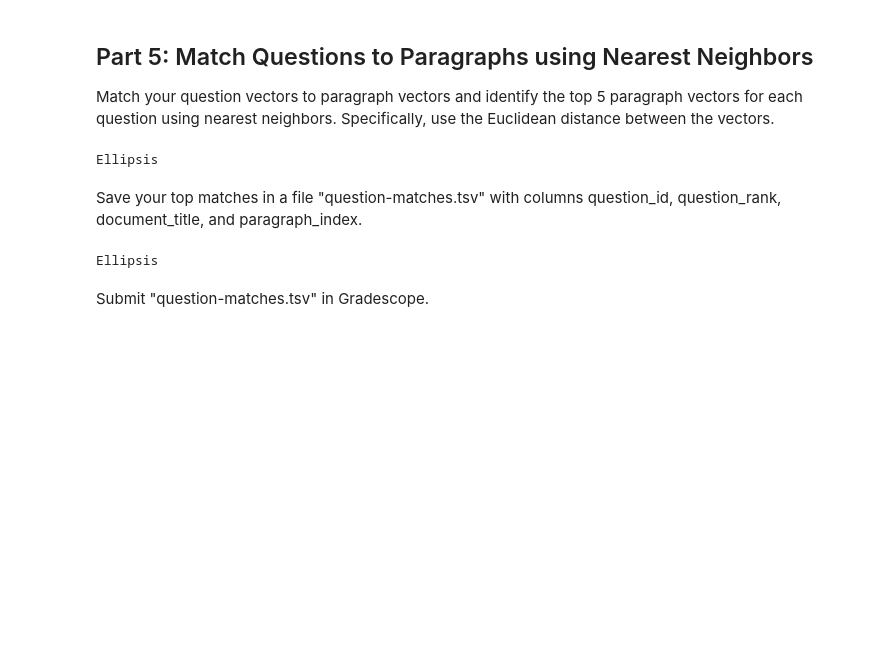
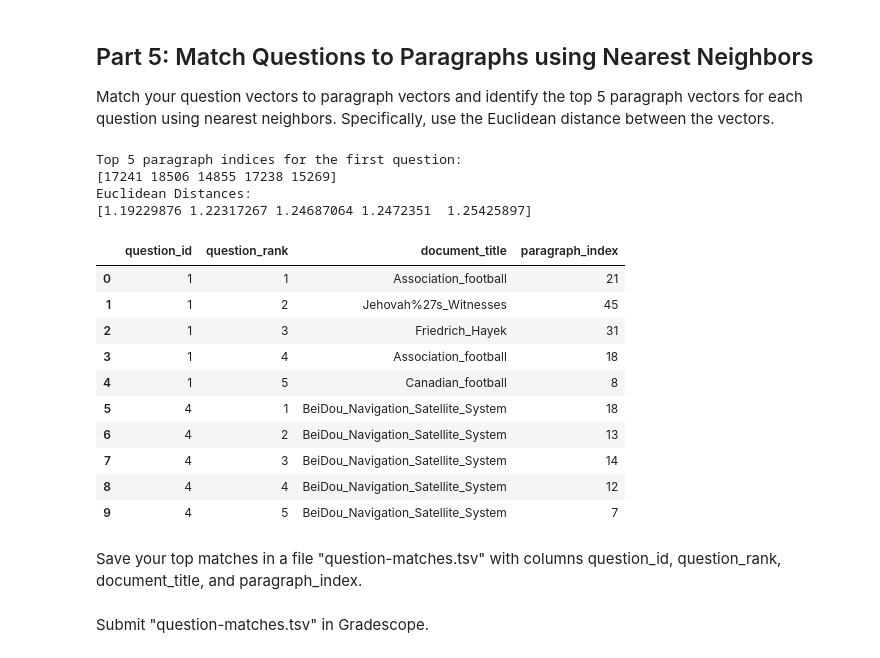
Before and after one commit to aidandig/dx704-project-10, a Jupyter notebook: dx704-project-10.ipynb, the cells around one changed output. Drawn from its saved outputs; the diff is of its cells as text; code cells hidden in the pictures; blank space fills up the shorter version.

```diff
--- a/dx704-project-10.ipynb
+++ b/dx704-project-10.ipynb
@@ -263,17 +262,65 @@ Submit "question-vectors.tsv" in Gradescope.
 
 Match your question vectors to paragraph vectors and identify the top 5 paragraph vectors for each question using nearest neighbors.
 Specifically, use the Euclidean distance between the vectors.
-# %%
-# YOUR CHANGES HERE
-
-...
-# %% [output]
-Ellipsis
+# %%
+from sklearn.neighbors import NearestNeighbors
+
+# convert vectors to numpy arrays
+paragraph_vec = np.array(paragraph_vec_df['paragraph_vector_json'].apply(json.loads).tolist())
+question_vec  = np.array(question_vec_df['question_vector_json'].apply(json.loads).tolist())
+
+# 5-nearest neighbors
+model = NearestNeighbors(n_neighbors=5, metric='euclidean')
+model.fit(paragraph_vec)
+
+# get the distances and indices of the top 5 paragraphs for each question
+distances, indices = model.kneighbors(question_vec)
+
+print('Top 5 paragraph indices for the first question:')
+print(indices[0])
+print('Euclidean Distances:')
+print(distances[0])
+# %% [output]
+Top 5 paragraph indices for the first question:
+[17241 18506 14855 17238 15269]
+Euclidean Distances:
+[1.19229876 1.22317267 1.24687064 1.2472351  1.25425897]
+# %%
+matches = []
+
+# loop through each question and its top 5 paragraphs
+for q_idx, top_idx in enumerate(indices):
+
+    # get question ID
+    q_id = question_vec_df.iloc[q_idx]['question_id']
+
+    # loop through each of the top 5 paragraphs and add match data
+    for rank, p_idx in enumerate(top_idx, start=1):
+
+        # get document title and paragraph index
+        title = paragraph_vec_df.iloc[p_idx]['document_title']
+        paragraph_idx = paragraph_vec_df.iloc[p_idx]['paragraph_index']
+
+        matches.append({
+            'question_id': q_id,
+            'question_rank': rank,
+            'document_title': title,
+            'paragraph_index': paragraph_idx
+        })
+
+matches_df = pd.DataFrame(matches)
+matches_df.head(10)
+# %% [output]
+|  | question_id | question_rank | document_title | paragraph_index |
+| 0 | 1 | 1 | Association_football | 21 |
+| 1 | 1 | 2 | Jehovah%27s_Witnesses | 45 |
+| 2 | 1 | 3 | Friedrich_Hayek | 31 |
+| 3 | 1 | 4 | Association_football | 18 |
+| 4 | 1 | 5 | Canadian_football | 8 |
+| 5 | 4 | 1 | BeiDou_Navigation_Satellite_System | 18 |
+| 6 | 4 | 2 | BeiDou_Navigation_Satellite_System | 13 |
+| 7 | 4 | 3 | BeiDou_Navigation_Satellite_System | 14 |
+| 8 | 4 | 4 | BeiDou_Navigation_Satellite_System | 12 |
+| 9 | 4 | 5 | BeiDou_Navigation_Satellite_System | 7 |
 # %% [markdown]
 Save your top matches in a file "question-matches.tsv" with columns question_id, question_rank, document_title, and paragraph_index.
-# %%
-# YOUR CHANGES HERE
-
-...
-# %% [output]
-Ellipsis
```
Also changed, not shown: parts of 4 cells of this notebook, 3 other files.
